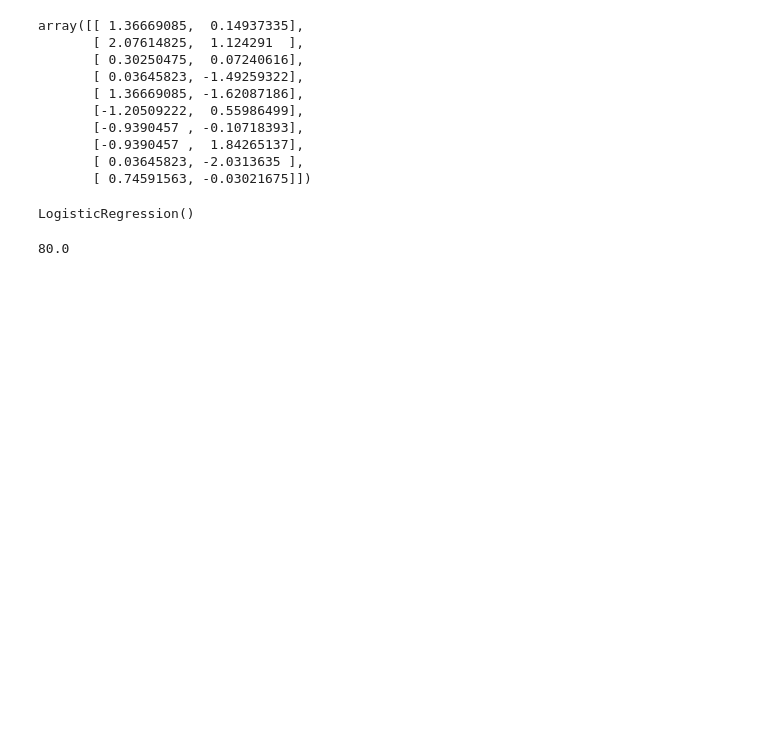
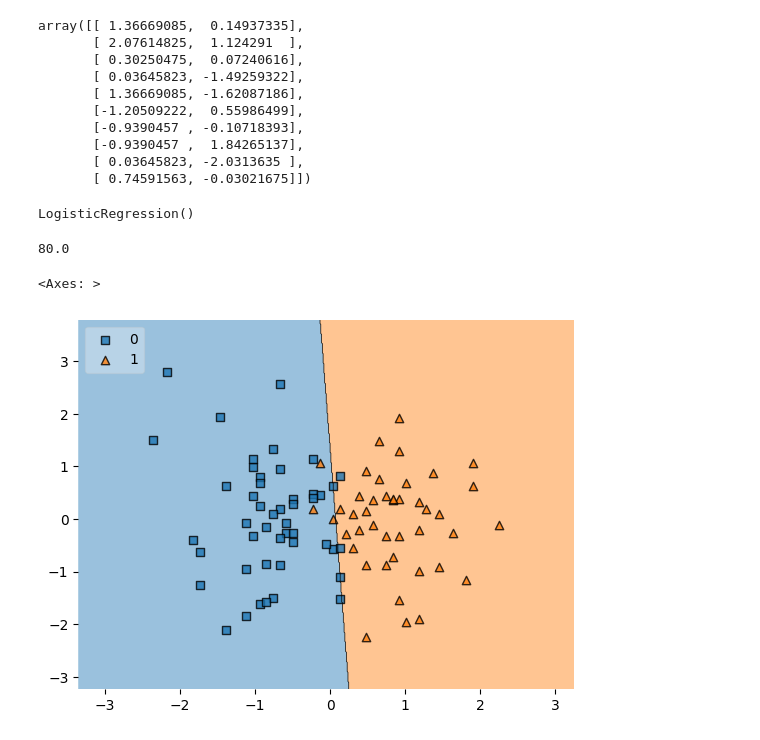
Before and after one commit to AryanGoyal17/e2e-placement-predictor, a Jupyter notebook: notebooks/02_model_training.ipynb, the cells around one changed output. Cells and saved outputs as stored; diff of their text form; code cells hidden in the pictures; blank space fills up the shorter version.

Commit message:
feat: Plotted the decision boundary using MLxtend library

```diff
--- a/notebooks/02_model_training.ipynb
+++ b/notebooks/02_model_training.ipynb
@@ -125,3 +125,11 @@ accuracy_percent = accuracy_score(y_test, y_pred) * 100
 print(accuracy_percent)
 # %% [output]
 80.0
+# %%
+# Step-10 -- Drawing the decision boundary
+
+from mlxtend.plotting import plot_decision_regions
+plot_decision_regions(X=X_train, y=y_train.values,clf=model, legend=2)
+# %% [output]
+<Axes: >
+[figure, added]
```
